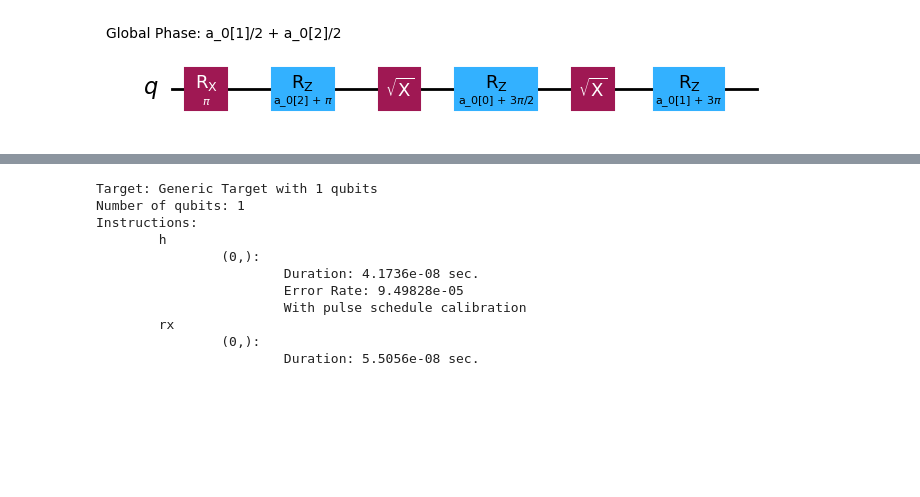
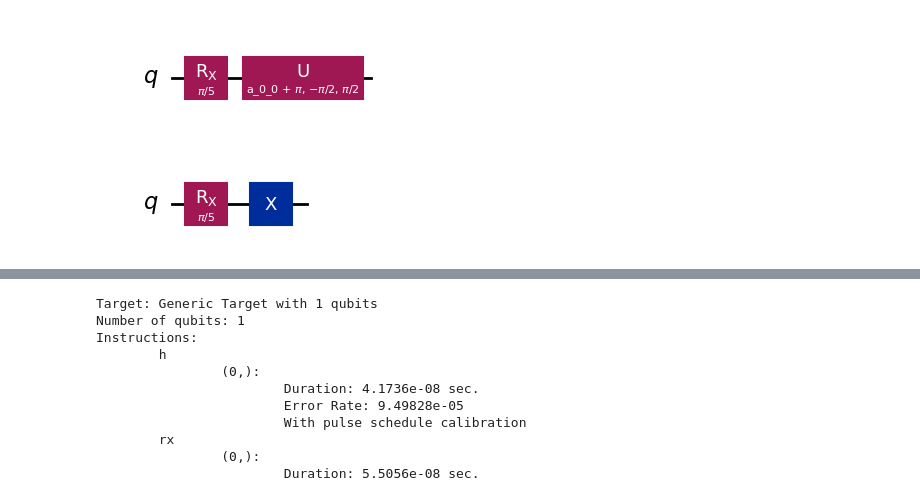
Before and after one commit to arthurostrauss/Quantum_Optimal_Control, a Jupyter notebook: gate_level/spillover_noise_use_case/generic_spillover/overrotation_error.ipynb, the cells around one changed output, grey strips where cells are left out. Drawn from its saved outputs; the diff is of its cells as text; code cells hidden in the pictures; blank space fills up the shorter version.

```diff
--- a/gate_level/spillover_noise_use_case/generic_spillover/overrotation_error.ipynb
+++ b/gate_level/spillover_noise_use_case/generic_spillover/overrotation_error.ipynb
@@ -36,14 +42,14 @@ from qiskit.providers.fake_provider import GenericBackendV2
 
 backend = GenericBackendV2(
     1,
-    ["h", "rx", "rz", "t", "s", "sdg", "tdg", "u", "reset"],
+    ["h", "rx", "rz", "t", "s", "sdg", "tdg", "u", "reset", "x", "z"],
     calibrate_instructions=True,
     control_flow=True,
 )
 backend = AerSimulator.from_backend(backend, noise_model=noise_model)
 # %%
 # Define target gate
-target = GateTargetConfig(physical_qubits=[0], gate="h")
+target = GateTargetConfig(physical_qubits=[0], gate="x")
 # %%
 print(backend.target)
 # %% [output]
@@ -69,10 +75,10 @@ Instructions:
 
 
 def apply_parametrized_circuit(qc: QuantumCircuit, params, q_reg, **kwargs):
-    my_qc = qc.copy_empty_like(name="h_cal")
-    optimal_params = [np.pi / 2, 0.0, np.pi]
+    my_qc = qc.copy_empty_like(name="x_cal")
+    optimal_params = [np.pi]
     new_params = [optimal_params[i] + params[i] for i in range(len(params))]
-    my_qc.u(*new_params, q_reg[0])
+    my_qc.u(*new_params, -np.pi / 2, np.pi / 2, q_reg[0])
 
     qc.append(my_qc.to_gate(label=my_qc.name), q_reg)
 
@@ -84,7 +90,7 @@ qiskit_config = QiskitConfig(
 )
 # %%
 # Define the quantum environment
-action_space = Box(low=-0.5, high=0.5, shape=(3,), dtype=np.float32)
+action_space = Box(low=-0.5, high=0.5, shape=(1,), dtype=np.float32)
 env_metadata = {"γ": γ, "θ": θ_val}
 training_config = QEnvConfig(
     target=target,
@@ -108,6 +114,10 @@ q_env.circuits[0].draw("mpl")
 # %%
 from qiskit import transpile
 
-transpile(q_env.circuits[0], basis_gates=["ry", "rz", "sx", "rx"]).draw("mpl")
+transpile(q_env.circuits[0], basis_gates=["ry", "rz", "sx", "rx", "u"]).draw("mpl")
 # %% [output]
-[figure, old version]
+[figure, new version]
+# %%
+q_env.target.target_circuit.draw("mpl")
+# %% [output]
+[figure, added]
```
Also changed, not shown: parts of 23 cells of this notebook, 32 other files.
